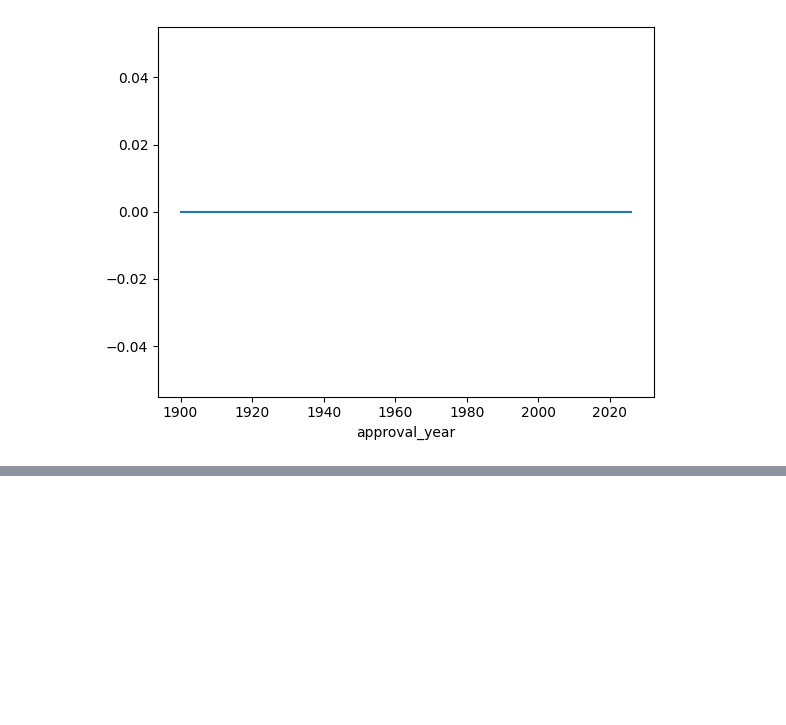
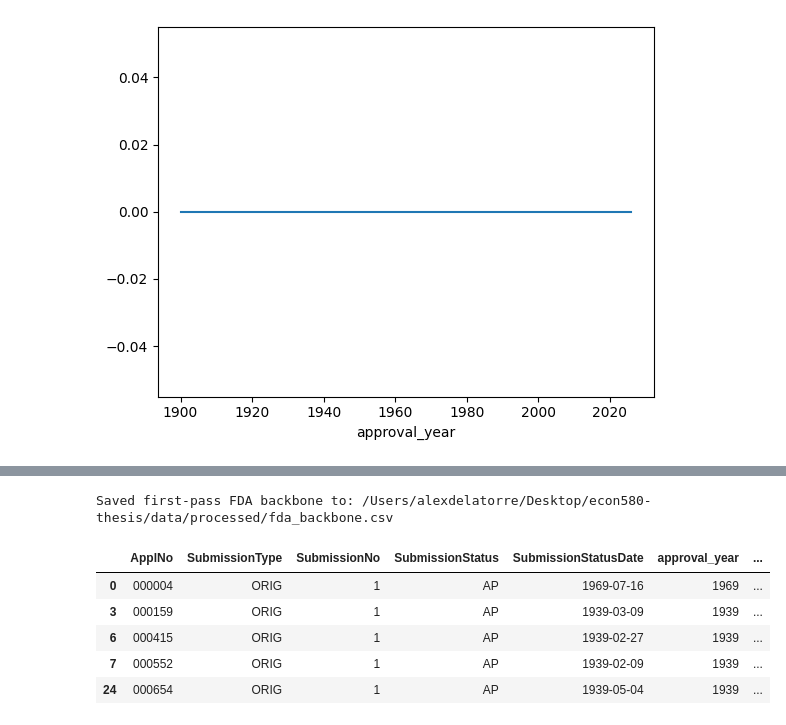
Before and after one commit to adelatorre2/adlt-econ580-thesis, a Jupyter notebook: code/notebooks/01_fda_backbone_and_scope.ipynb, the cells around one changed output, grey strips where cells are left out. Drawn from its saved outputs; the diff is of its cells as text; code cells hidden in the pictures; blank space fills up the shorter version.

```diff
--- a/code/notebooks/01_fda_backbone_and_scope.ipynb
+++ b/code/notebooks/01_fda_backbone_and_scope.ipynb
@@ -887,0 +905,33 @@ Sample rows from orig_approvals
+# %%
+# Build the export object from the ORIG backbone.
+export_df = orig_approvals.copy()
+
+# Keep identifiers explicitly string-like so future merges do not lose leading zeros.
+for col in ["ApplNo", "SubmissionType", "SubmissionNo"]:
+    export_df[col] = export_df[col].astype("string")
+
+# Serialize the approval date in a clean YYYY-MM-DD format for CSV output.
+# Missing dates remain blank in the file.
+export_df["SubmissionStatusDate"] = (
+    pd.to_datetime(export_df["SubmissionStatusDate"], errors="coerce")
+    .dt.strftime("%Y-%m-%d")
+    .astype("string")
+)
+
+# Guardrail: the exported table must still be unique at the submission-event key.
+dup_count = int(export_df.duplicated(["ApplNo", "SubmissionType", "SubmissionNo"]).sum())
+if dup_count != 0:
+    raise ValueError(f"Export aborted: found {dup_count} duplicate submission keys.")
+
+export_audit = {
+    "rows": int(len(export_df)),
+    "columns": int(export_df.shape[1]),
+    "min_approval_year": int(export_df["approval_year"].dropna().astype(int).min()),
+    "max_approval_year": int(export_df["approval_year"].dropna().astype(int).max()),
+    "duplicate_submission_keys": dup_count,
+    "missing_approval_year": int(export_df["approval_year"].isna().sum()),
+}
+
+print("Export audit for data/processed/fda_backbone.csv")
+for key, value in export_audit.items():
+    print(f"- {key}: {value}")
@@ -887,0 +946,16 @@ Sample rows from orig_approvals
+# %%
+# Create the processed-data directory if needed and save the backbone.
+PROCESSED.mkdir(parents=True, exist_ok=True)
+backbone_path = PROCESSED / "fda_backbone.csv"
+export_df.to_csv(backbone_path, index=False)
+
+print(f"Saved first-pass FDA backbone to: {backbone_path}")
+display(export_df.head())
+# %% [output]
+Saved first-pass FDA backbone to: /Users/alexdelatorre/Desktop/econ580-thesis/data/processed/fda_backbone.csv
+|  | ApplNo | SubmissionType | SubmissionNo | SubmissionStatus | SubmissionStatusDate | approval_year | ... |
+| 0 | 000004 | ORIG | 1 | AP | 1969-07-16 | 1969 | ... |
+| 3 | 000159 | ORIG | 1 | AP | 1939-03-09 | 1939 | ... |
+| 6 | 000415 | ORIG | 1 | AP | 1939-02-27 | 1939 | ... |
+| 7 | 000552 | ORIG | 1 | AP | 1939-02-09 | 1939 | ... |
+| 24 | 000654 | ORIG | 1 | AP | 1939-05-04 | 1939 | ... |
```
Also changed, not shown: parts of 20 cells of this notebook, 1 other file.
